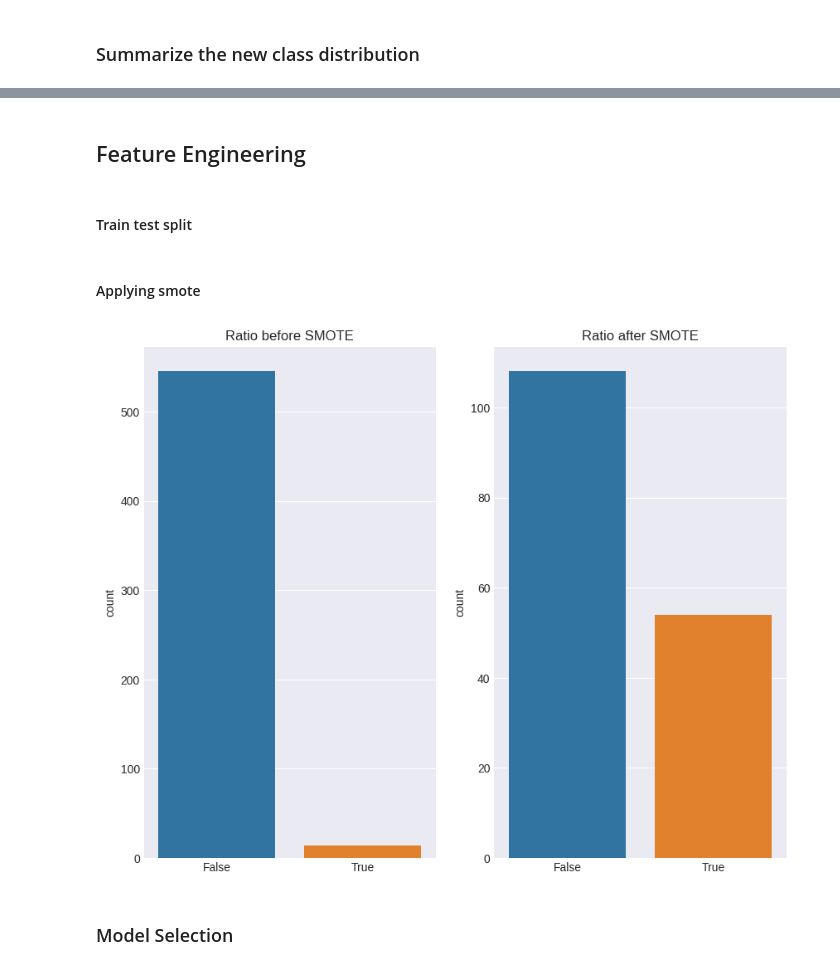
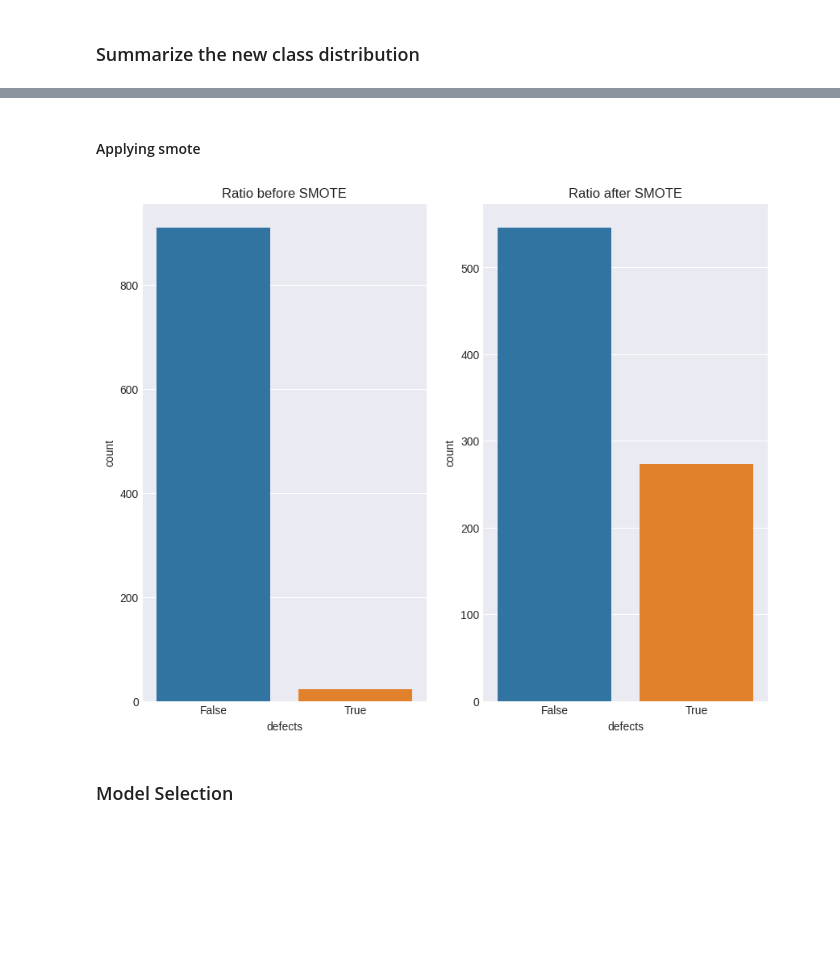
Before and after one commit to Patryk-Stefanski/DataMining2-Nasa-Clean, a Jupyter notebook: 02-Model.ipynb, the cells around one changed output, grey strips where cells are left out. Saved outputs shown, nothing was run; the diff lists cells and outputs as text; code cells hidden in the pictures; blank space fills up the shorter version.

Commit message:
Modifying smote configuration,feature selection and adding comments for features

```diff
--- a/02-Model.ipynb
+++ b/02-Model.ipynb
@@ -81,0 +119,29 @@ Name: defects, dtype: float64
+# %%
+models = {
+    "LR": LogisticRegression(),
+    "DT": DecisionTreeClassifier(),
+    "DT(max_depth=3)": DecisionTreeClassifier(max_depth=3),
+    "KNN": KNeighborsClassifier(),
+    "SVC": SVC(),
+    "ADA": AdaBoostClassifier(),
+    "RFC": RandomForestClassifier()
+}
+
+name = 'LR'  # use any LR, DT
+model = models[name]
+
+rfecv = RFECV(estimator=model, step=1, cv=StratifiedKFold(4), scoring="roc_auc")
+rfecv.fit(df_scaled[features], df_scaled[target])
+print("Optimal number of features : %d" % rfecv.n_features_)
+
+# Plot number of features VS. cross-validation scores
+plt.figure()
+plt.title(f"{name} with RFECV")
+plt.xlabel("Number of features selected")
+plt.ylabel("Cross validation score")
+results = rfecv.cv_results_
+plt.plot(range(1, len(results['mean_test_score']) + 1), results['split0_test_score'], label='split0')
+plt.plot(range(1, len(results['mean_test_score']) + 1), results['split1_test_score'], label='split1')
+plt.plot(range(1, len(results['mean_test_score']) + 1), results['mean_test_score'], label='mean')
+plt.legend()
+plt.show()
@@ -94,7 +192,7 @@ from numpy import where
 # %% [markdown]
 ### Create a synthetic binary classification dataset
 # %%
-X, y = make_classification(n_samples=933, n_features=36, n_redundant=0, n_clusters_per_class=1, weights=[0.975], flip_y=0, random_state=SEED)
+X, y = make_classification(n_samples=933, n_features=len(features_selected), n_redundant=0, n_clusters_per_class=1, weights=[0.975], flip_y=0, random_state=SEED)
 # %% [markdown]
 ### Summarize class distribution
 # %%
@@ -113,9 +211,9 @@ plt.show()
 # %% [markdown]
 ### Define pipeline
 # %%
-over = SMOTE(sampling_strategy=0.1)
+over = SMOTE(sampling_strategy=0.3)
 under = RandomUnderSampler(sampling_strategy=0.5)
-steps = [('o', over), ('u', under)]
+steps = [('o', over),('u',under)]
 pipeline = Pipeline(steps=steps)
 # %% [markdown]
 ### Transform the dataset
@@ -139,4 +236,0 @@ plt.show()
-# %% [markdown]
-## Feature Engineering
-# %% [markdown]
-#### Train test split
@@ -157,18 +237,18 @@ y_test = df_test.defects.values
 # %% [markdown]
 #### Applying smote
 # %%
-X_smote, y_smote = pipeline.fit_resample(X_train, y_train)
+X_smote, y_smote = pipeline.fit_resample(df_scaled[features_selected],df_scaled[target])
 # %%
 plt.figure(figsize = (10, 8))
 plt.subplot(1, 2, 1)
-sns.countplot(y_train)
+sns.countplot(df_scaled[target])
 plt.title('Ratio before SMOTE')
 plt.subplot(1, 2, 2)
 sns.countplot(y_smote)
 plt.title('Ratio after SMOTE')
 plt.show()
 # %% [output]
-[figure, old version]
+[figure, new version]
 # %% [markdown]
 ### Model Selection
 # %%
```
Also changed, not shown: parts of 25 cells of this notebook.
